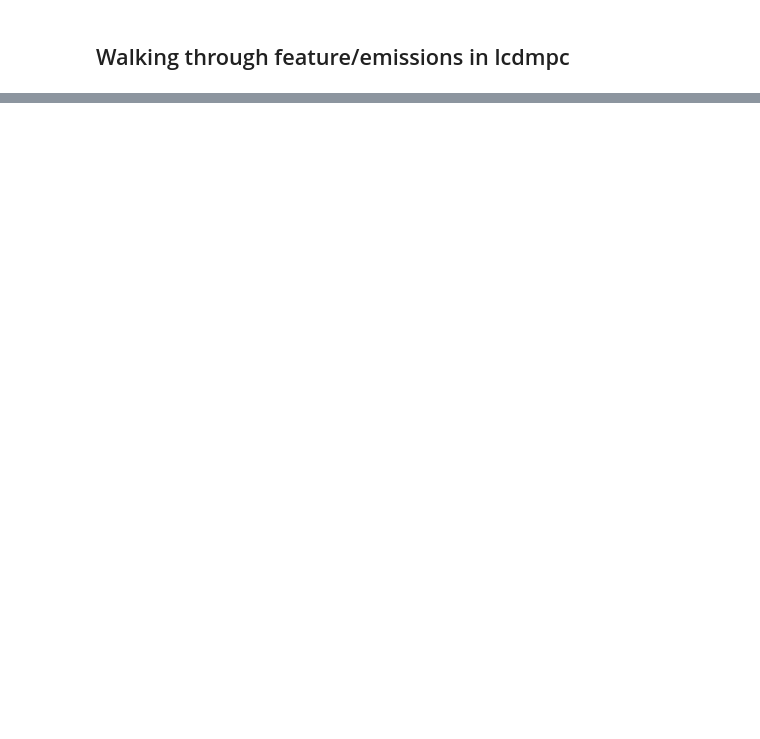
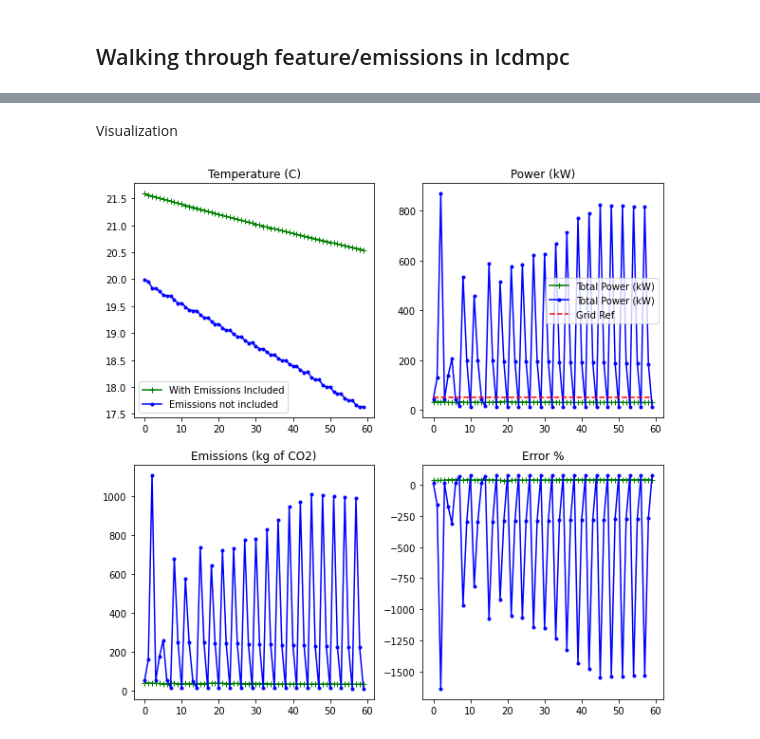
Before and after one commit to vijay092/lcdmpc, a Jupyter notebook: main_080422.ipynb, the cells around one changed output, grey strips where cells are left out. Drawn from its saved outputs; the diff is of its cells as text; code cells hidden in the pictures; blank space fills up the shorter version.

```diff
--- a/main_080422.ipynb
+++ b/main_080422.ipynb
@@ -593,0 +23,28 @@ array([12.13557183, 12.11919118, 12.10095507, 12.08208307, 12.06319333,
+# %% [markdown]
+Visualization
+# %%
+# Temperature
+fig, ax = plt.subplots(2,2, figsize = (10, 10))
+ax[0,0].plot(df_emissions["Temperature (C)"], 'g+-', label = "With Emissions Included")
+ax[0,0].plot(df_no_emissions["Temperature (C)"], 'b.-', label = "Emissions not included")
+ax[0,0].title.set_text("Temperature (C)")
+ax[0,0].legend()
+
+# Power
+ax[0,1].plot(df_emissions["Total Power (kW)"], 'g+-', label = "Total Power (kW)")
+ax[0,1].plot(df_no_emissions["Total Power (kW)"], 'b.-', label = "Total Power (kW)")
+ax[0,1].plot(df_emissions["Grid Power Reference (kW)"], 'r--', label = "Grid Ref")
+ax[0,1].title.set_text("Power (kW)")
+ax[0,1].legend()
+
+# Emissions
+ax[1,0].plot(df_emissions["Emissions (kg of CO2)"], 'g+-')
+ax[1,0].plot(df_no_emissions["Emissions (kg of CO2)"], 'b.-')
+ax[1,0].title.set_text("Emissions (kg of CO2)")
+
+# Error %
+ax[1,1].plot(df_emissions["Error (%)"], 'g+-')
+ax[1,1].plot(df_no_emissions["Error (%)"],'b.-')
+ax[1,1].title.set_text("Error %")
+# %% [output]
+[figure, added]
```
Also changed, not shown: parts of 21 cells of this notebook, 9 other files.
